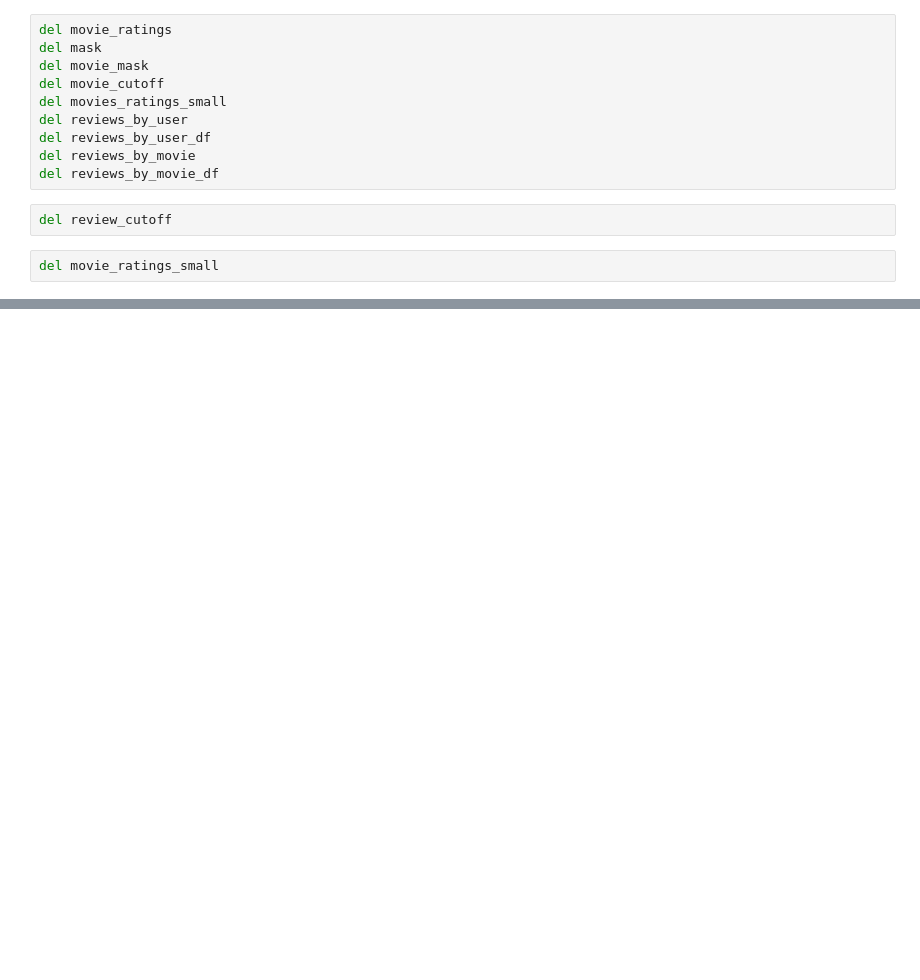
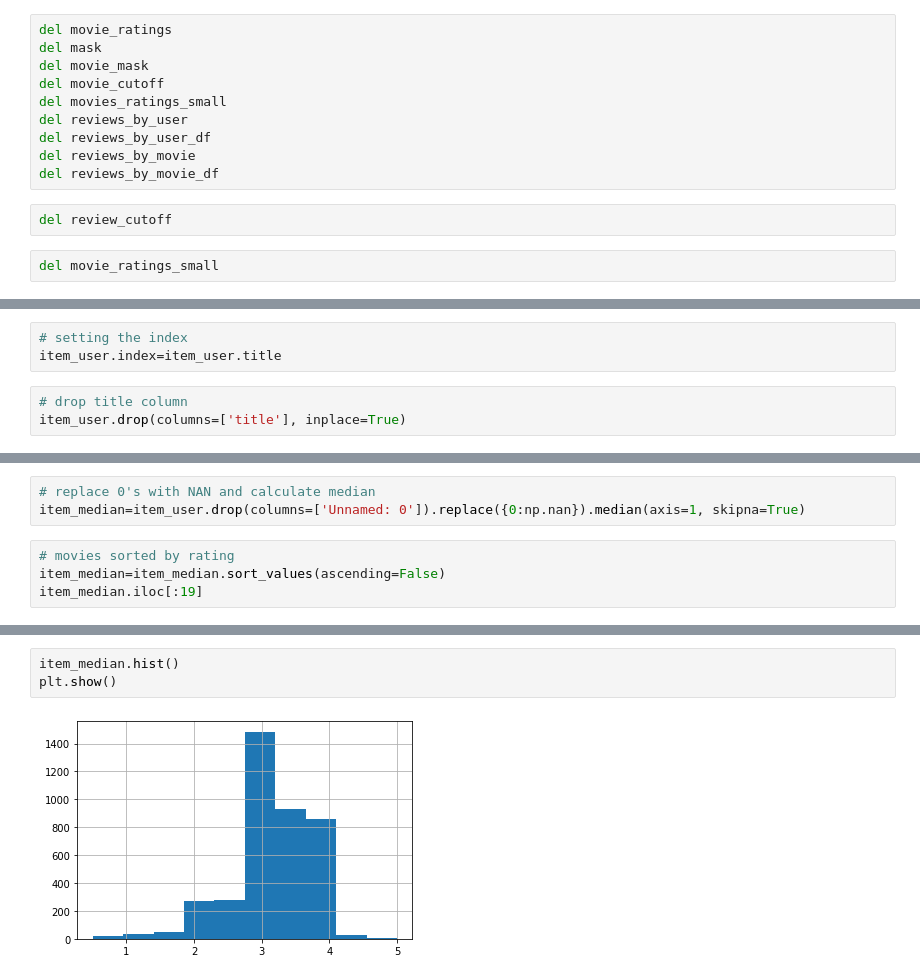
Before and after one commit to trauzi12/movie_recommendation_system, a Jupyter notebook: notebooks/05_Modeling.ipynb, the cells around one changed output, grey strips where cells are left out. Drawn from its saved outputs; the diff is of its cells as text; blank space fills up the shorter version.

```diff
--- a/notebooks/05_Modeling.ipynb
+++ b/notebooks/05_Modeling.ipynb
@@ -1235,0 +719,6 @@ Due to computational power limitations, I will reduce my data set by removing th
+# %%
+# setting the index
+item_user.index=item_user.title
+# %%
+# drop title column
+item_user.drop(columns=['title'], inplace=True)
@@ -1235,0 +798,7 @@ Due to computational power limitations, I will reduce my data set by removing th
+# %%
+# replace 0's with NAN and calculate median
+item_median=item_user.drop(columns=['Unnamed: 0']).replace({0:np.nan}).median(axis=1, skipna=True)
+# %%
+# movies sorted by rating
+item_median=item_median.sort_values(ascending=False)
+item_median.iloc[:19]
@@ -1235,0 +836,5 @@ Due to computational power limitations, I will reduce my data set by removing th
+# %%
+item_median.hist()
+plt.show()
+# %% [output]
+[figure, added]
```
Also changed, not shown: parts of 179 cells of this notebook, 2 other files.
